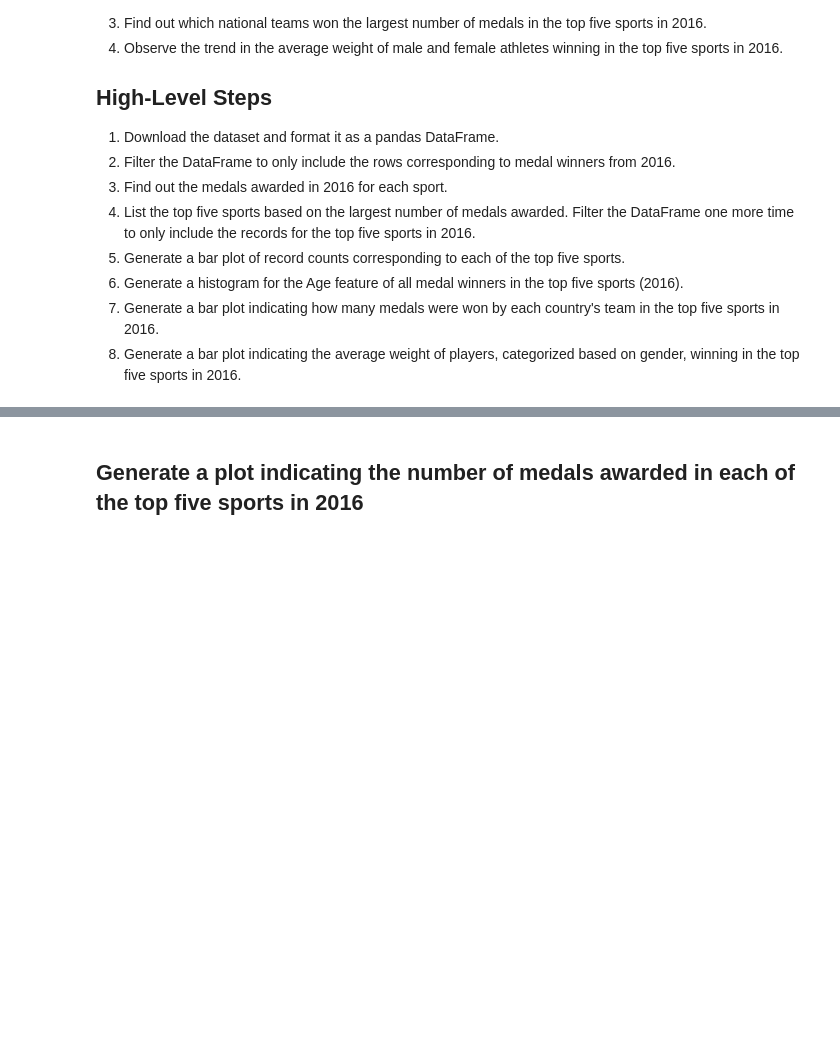
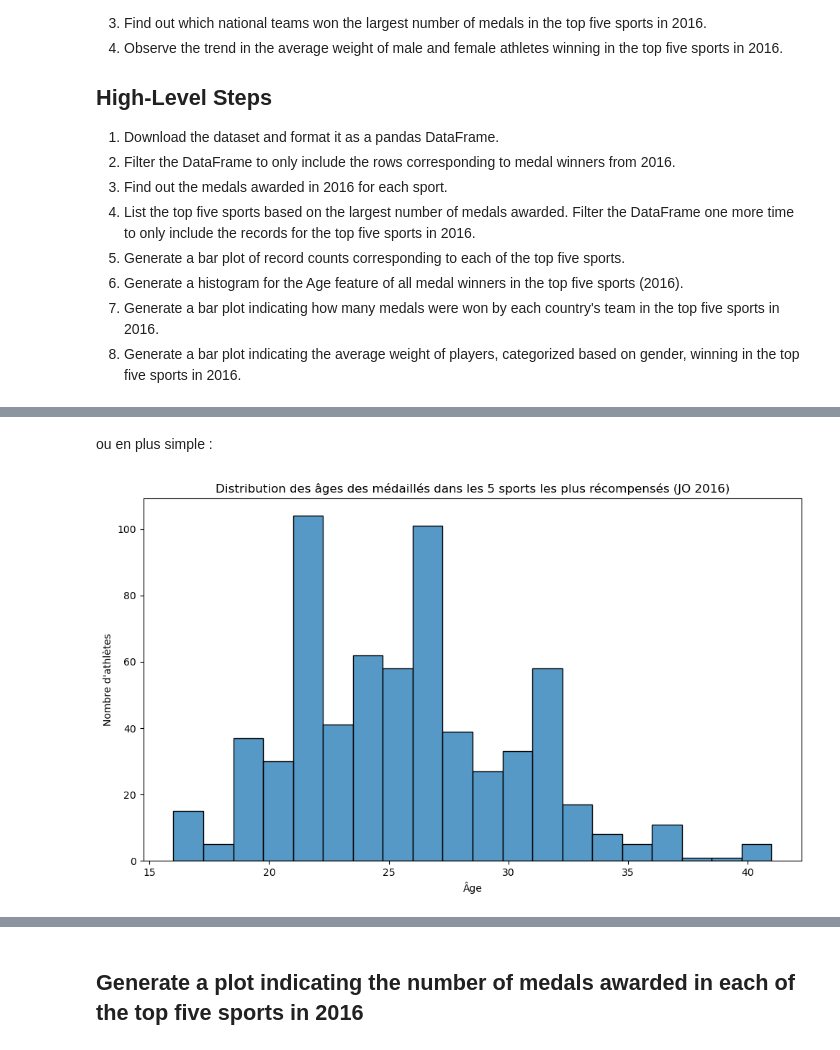
Before and after one commit to rosanajurdi/Data_Visualization_Course, a Jupyter notebook: lab-sessions/lab3-AthleteSportEvent.ipynb, the cells around one changed output, grey strips where cells are left out. Drawn from its saved outputs; the diff is of its cells as text; code cells hidden in the pictures; blank space fills up the shorter version.

```diff
--- a/lab-sessions/lab3-AthleteSportEvent.ipynb
+++ b/lab-sessions/lab3-AthleteSportEvent.ipynb
@@ -37,0 +146,21 @@ athlete_df.head(10)
+# %% [markdown]
+ou en plus simple :
+# %%
+# Plot plus simple regroupant tous les sports du Top 5 sur un graphe
+plt.figure(figsize=(10, 6))
+sns.histplot(
+    data=medalists_2016,
+    x='Age',
+    bins=20,
+    multiple='stack'
+)
+
+
+# Titres
+plt.title("Distribution des âges des médaillés dans les 5 sports les plus récompensés (JO 2016)")
+plt.xlabel("Âge")
+plt.ylabel("Nombre d'athlètes")
+plt.tight_layout()
+plt.show()
+# %% [output]
+[figure, added]
```
Also changed, not shown: parts of 16 cells of this notebook.
